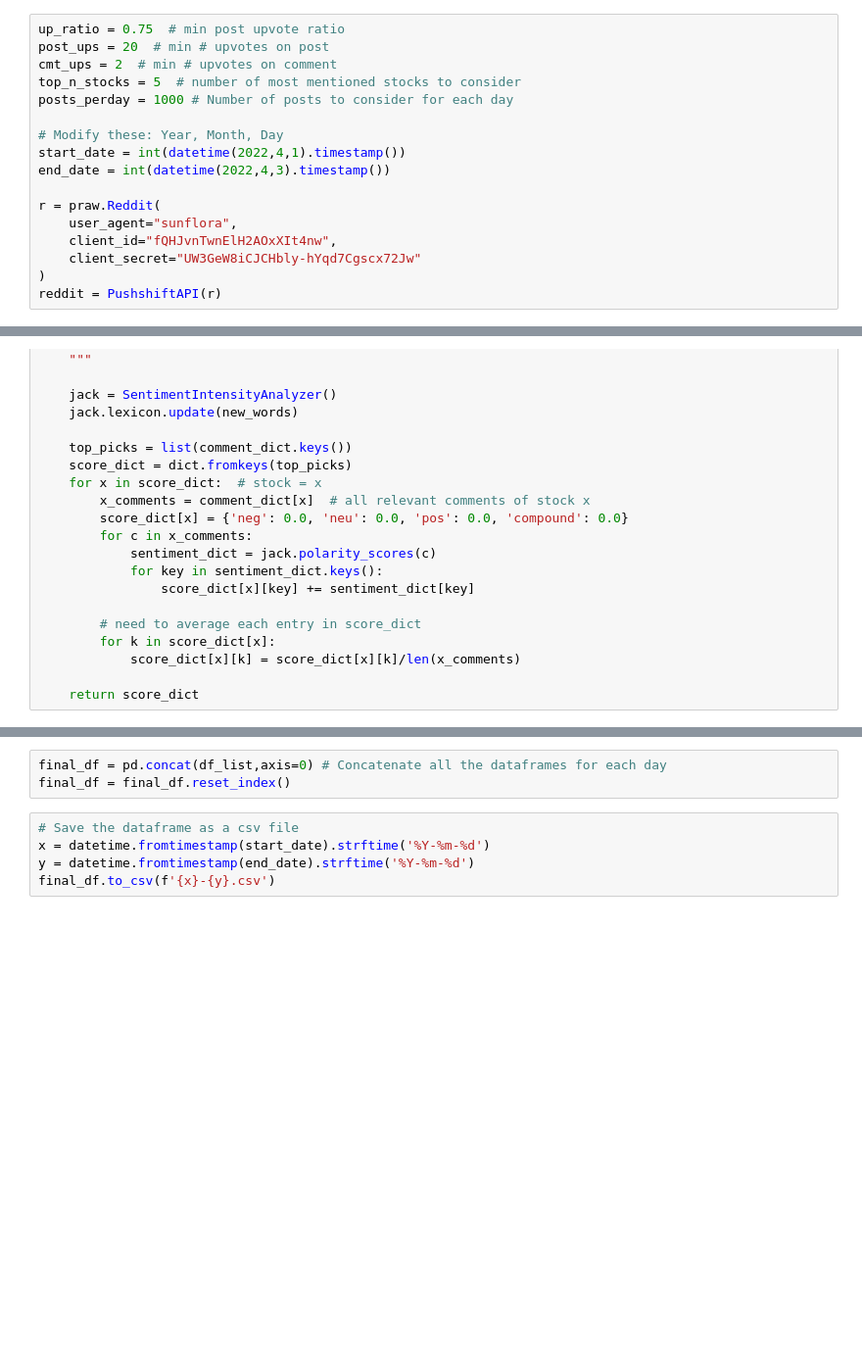
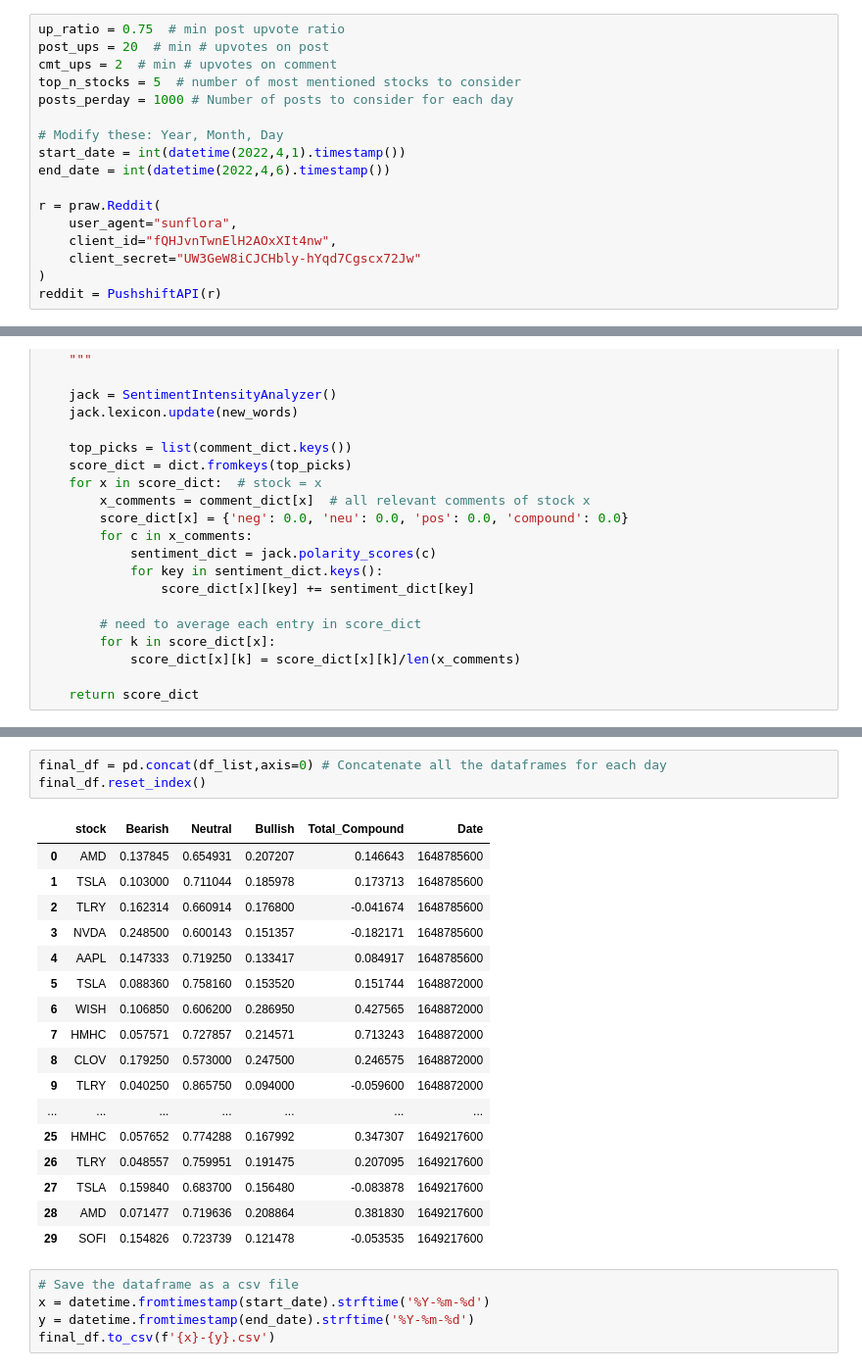
Before and after one commit to Sami6720/Wall-Street-Sentiments, a Jupyter notebook: reddit.ipynb, the cells around one changed output, grey strips where cells are left out. Shown at 98% size. Cells and saved outputs as stored; diff of their text form; blank space fills up the shorter version.

```diff
--- a/reddit.ipynb
+++ b/reddit.ipynb
@@ -17,7 +35,7 @@ posts_perday = 1000 # Number of posts to consider for each day
 
 # Modify these: Year, Month, Day
 start_date = int(datetime(2022,4,1).timestamp())
-end_date = int(datetime(2022,4,3).timestamp())
+end_date = int(datetime(2022,4,6).timestamp())
 
 r = praw.Reddit(
     user_agent="sunflora",
@@ -199,6 +230,24 @@ for i in range(int(start_date), int(end_date)+86400,86400):
 # %%
 final_df = pd.concat(df_list,axis=0) # Concatenate all the dataframes for each day
-final_df = final_df.reset_index()
+final_df.reset_index()
+# %% [output]
+|  | stock | Bearish | Neutral | Bullish | Total_Compound | Date |
+| 0 | AMD | 0.137845 | 0.654931 | 0.207207 | 0.146643 | 1648785600 |
+| 1 | TSLA | 0.103000 | 0.711044 | 0.185978 | 0.173713 | 1648785600 |
+| 2 | TLRY | 0.162314 | 0.660914 | 0.176800 | -0.041674 | 1648785600 |
+| 3 | NVDA | 0.248500 | 0.600143 | 0.151357 | -0.182171 | 1648785600 |
+| 4 | AAPL | 0.147333 | 0.719250 | 0.133417 | 0.084917 | 1648785600 |
+| 5 | TSLA | 0.088360 | 0.758160 | 0.153520 | 0.151744 | 1648872000 |
+| 6 | WISH | 0.106850 | 0.606200 | 0.286950 | 0.427565 | 1648872000 |
+| 7 | HMHC | 0.057571 | 0.727857 | 0.214571 | 0.713243 | 1648872000 |
+| 8 | CLOV | 0.179250 | 0.573000 | 0.247500 | 0.246575 | 1648872000 |
+| 9 | TLRY | 0.040250 | 0.865750 | 0.094000 | -0.059600 | 1648872000 |
+| ... | ... | ... | ... | ... | ... | ... |
+| 25 | HMHC | 0.057652 | 0.774288 | 0.167992 | 0.347307 | 1649217600 |
+| 26 | TLRY | 0.048557 | 0.759951 | 0.191475 | 0.207095 | 1649217600 |
+| 27 | TSLA | 0.159840 | 0.683700 | 0.156480 | -0.083878 | 1649217600 |
+| 28 | AMD | 0.071477 | 0.719636 | 0.208864 | 0.381830 | 1649217600 |
+| 29 | SOFI | 0.154826 | 0.723739 | 0.121478 | -0.053535 | 1649217600 |
 # %%
 # Save the dataframe as a csv file
 x = datetime.fromtimestamp(start_date).strftime('%Y-%m-%d')
```
Also changed, not shown: parts of 8 cells of this notebook.
